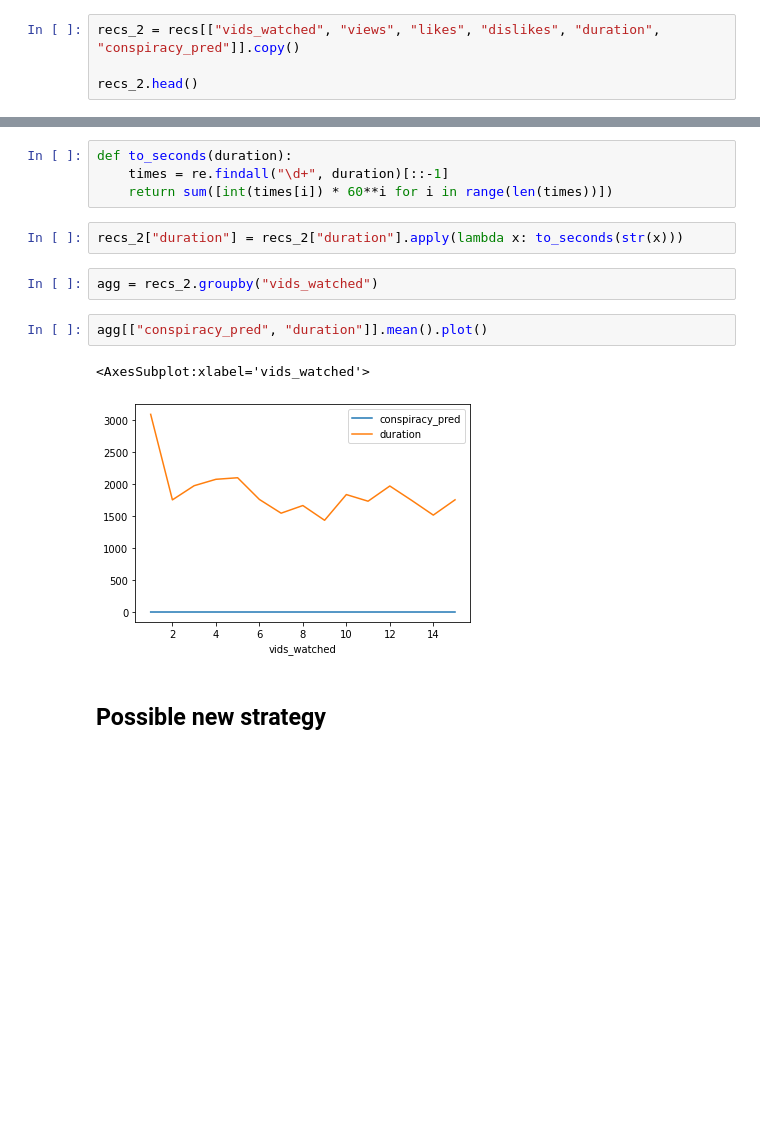
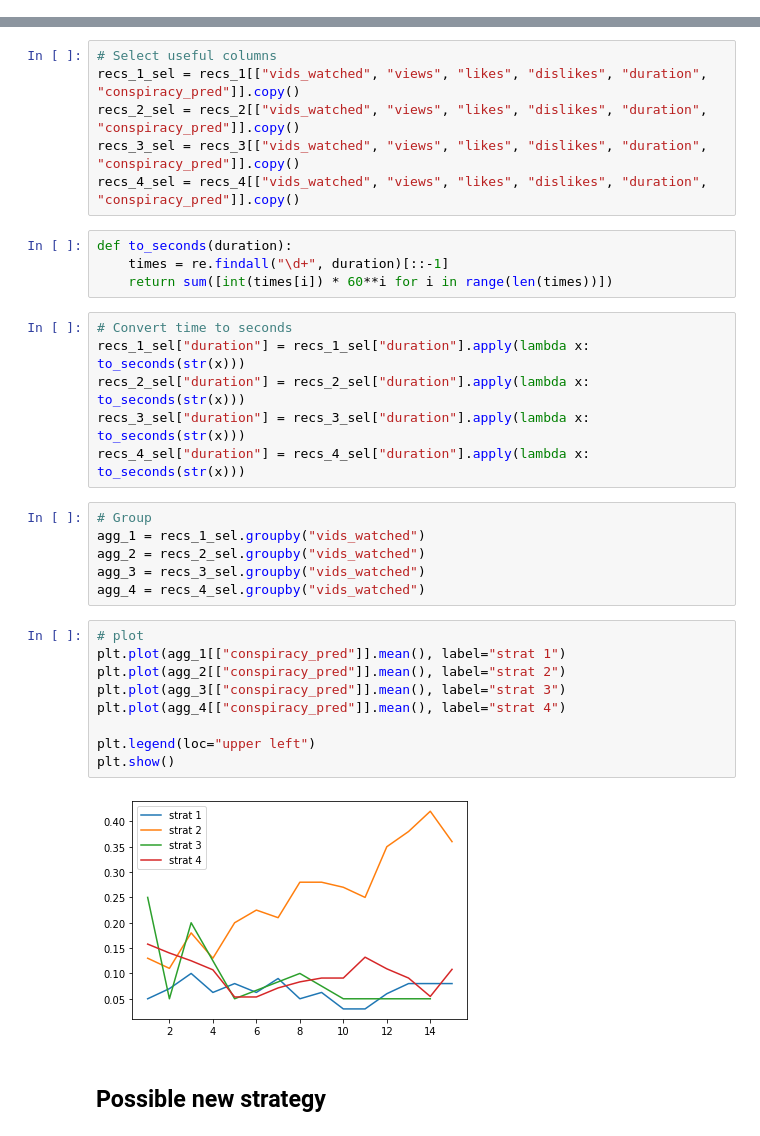
Before and after one commit to Roan-Schellingerhout/YouTube_conspiracy_paper, a Jupyter notebook: Machine Learning/Predictions.ipynb, the cells around one changed output, grey strips where cells are left out. Drawn from its saved outputs; the diff is of its cells as text; blank space fills up the shorter version.

```diff
--- a/Machine Learning/Predictions.ipynb
+++ b/Machine Learning/Predictions.ipynb
@@ -65,6 +67,2 @@ recs[recs["conspiracy_pred"]]
 # %% [markdown]
 ## Aggregates
-# %%
-recs_2 = recs[["vids_watched", "views", "likes", "dislikes", "duration", "conspiracy_pred"]].copy()
-
-recs_2.head()
@@ -78,16 +69,36 @@ recs_2.head()
+# %%
+# Select useful columns
+recs_1_sel = recs_1[["vids_watched", "views", "likes", "dislikes", "duration", "conspiracy_pred"]].copy()
+recs_2_sel = recs_2[["vids_watched", "views", "likes", "dislikes", "duration", "conspiracy_pred"]].copy()
+recs_3_sel = recs_3[["vids_watched", "views", "likes", "dislikes", "duration", "conspiracy_pred"]].copy()
+recs_4_sel = recs_4[["vids_watched", "views", "likes", "dislikes", "duration", "conspiracy_pred"]].copy()
 # %%
 def to_seconds(duration):
     times = re.findall("\d+", duration)[::-1]
     return sum([int(times[i]) * 60**i for i in range(len(times))])
-# %%
-recs_2["duration"] = recs_2["duration"].apply(lambda x: to_seconds(str(x)))
-# %%
-agg = recs_2.groupby("vids_watched")
-# %%
-agg[["conspiracy_pred", "duration"]].mean().plot()
-# %% [output]
-<AxesSubplot:xlabel='vids_watched'>
-[figure, removed]
+# %%
+# Convert time to seconds
+recs_1_sel["duration"] = recs_1_sel["duration"].apply(lambda x: to_seconds(str(x)))
+recs_2_sel["duration"] = recs_2_sel["duration"].apply(lambda x: to_seconds(str(x)))
+recs_3_sel["duration"] = recs_3_sel["duration"].apply(lambda x: to_seconds(str(x)))
+recs_4_sel["duration"] = recs_4_sel["duration"].apply(lambda x: to_seconds(str(x)))
+# %%
+# Group
+agg_1 = recs_1_sel.groupby("vids_watched")
+agg_2 = recs_2_sel.groupby("vids_watched")
+agg_3 = recs_3_sel.groupby("vids_watched")
+agg_4 = recs_4_sel.groupby("vids_watched")
+# %%
+# plot
+plt.plot(agg_1[["conspiracy_pred"]].mean(), label="strat 1")
+plt.plot(agg_2[["conspiracy_pred"]].mean(), label="strat 2")
+plt.plot(agg_3[["conspiracy_pred"]].mean(), label="strat 3")
+plt.plot(agg_4[["conspiracy_pred"]].mean(), label="strat 4")
+
+plt.legend(loc="upper left")
+plt.show()
+# %% [output]
+[figure, added]
 # %% [markdown]
 ## Possible new strategy
 # %%
```
Also changed, not shown: parts of 15 cells of this notebook, 2 other files.
